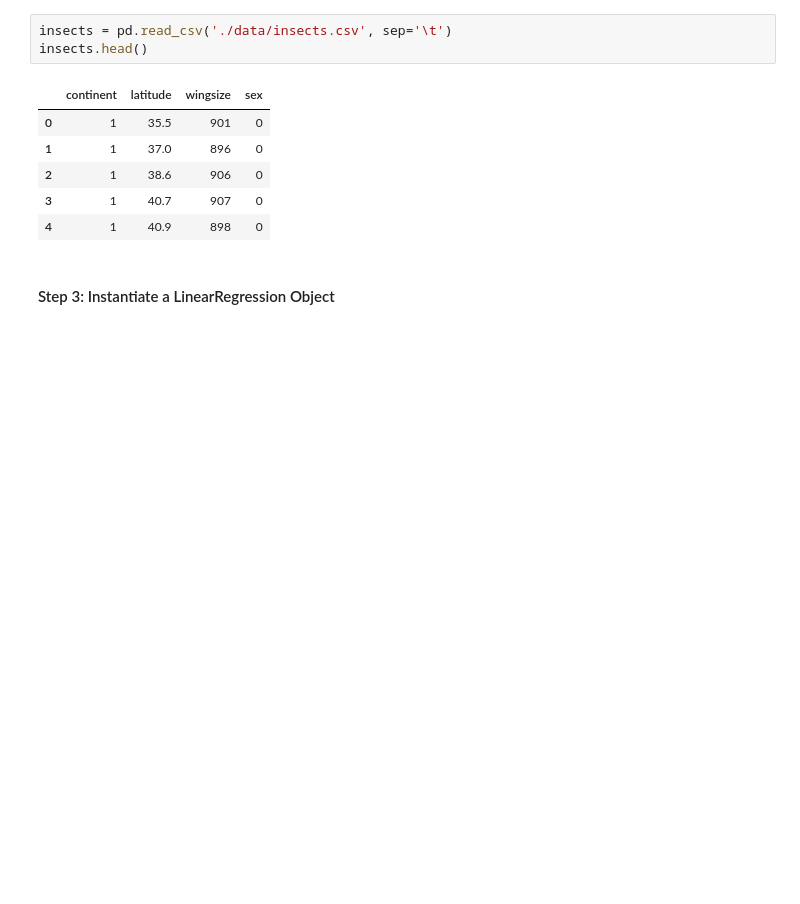
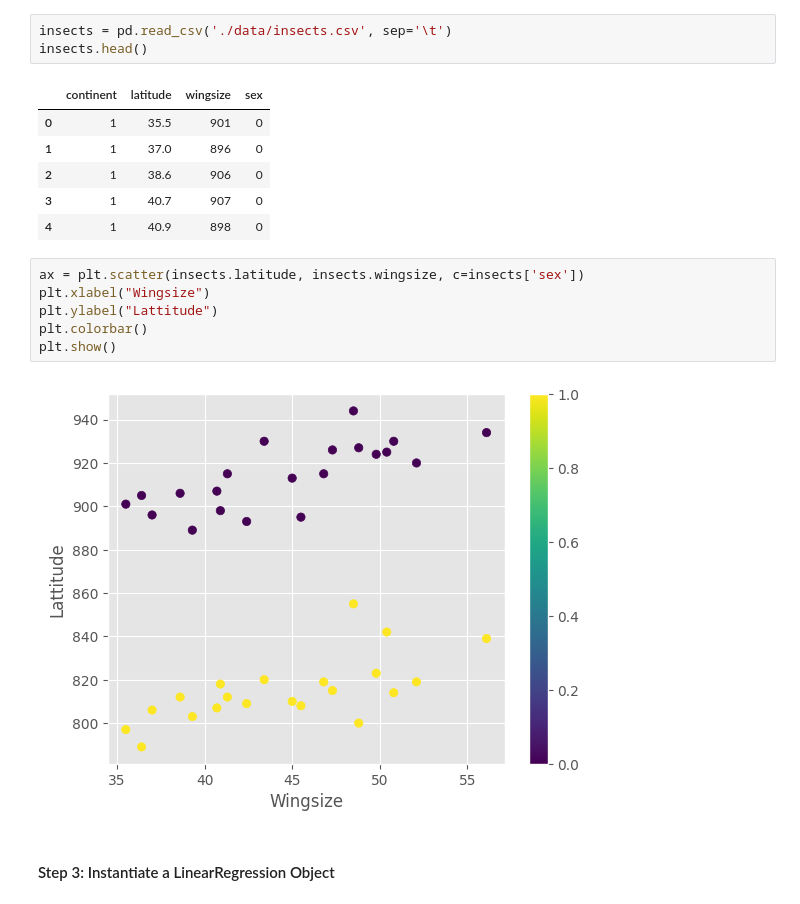
Before and after one commit to waynewilliamprout123456789/Machine_Learning, a Jupyter notebook: examples/2.OOP_Multi_Feature_Linear_Regression.ipynb, the cells around one changed output. Saved outputs shown, nothing was run; the diff lists cells and outputs as text; blank space fills up the shorter version.

```diff
--- a/examples/2.OOP_Multi_Feature_Linear_Regression.ipynb
+++ b/examples/2.OOP_Multi_Feature_Linear_Regression.ipynb
@@ -29,6 +29,14 @@ insects.head()
 | 2 | 1 | 38.6 | 906 | 0 |
 | 3 | 1 | 40.7 | 907 | 0 |
 | 4 | 1 | 40.9 | 898 | 0 |
+# %%
+ax = plt.scatter(insects.latitude, insects.wingsize, c=insects['sex'])
+plt.xlabel("Wingsize")
+plt.ylabel("Lattitude")
+plt.colorbar()
+plt.show()
+# %% [output]
+[figure, added]
 # %% [markdown]
 #### Step 3: Instantiate a LinearRegression Object
 # %%
```
Also changed, not shown: parts of 3 cells of this notebook, 20 other files.
